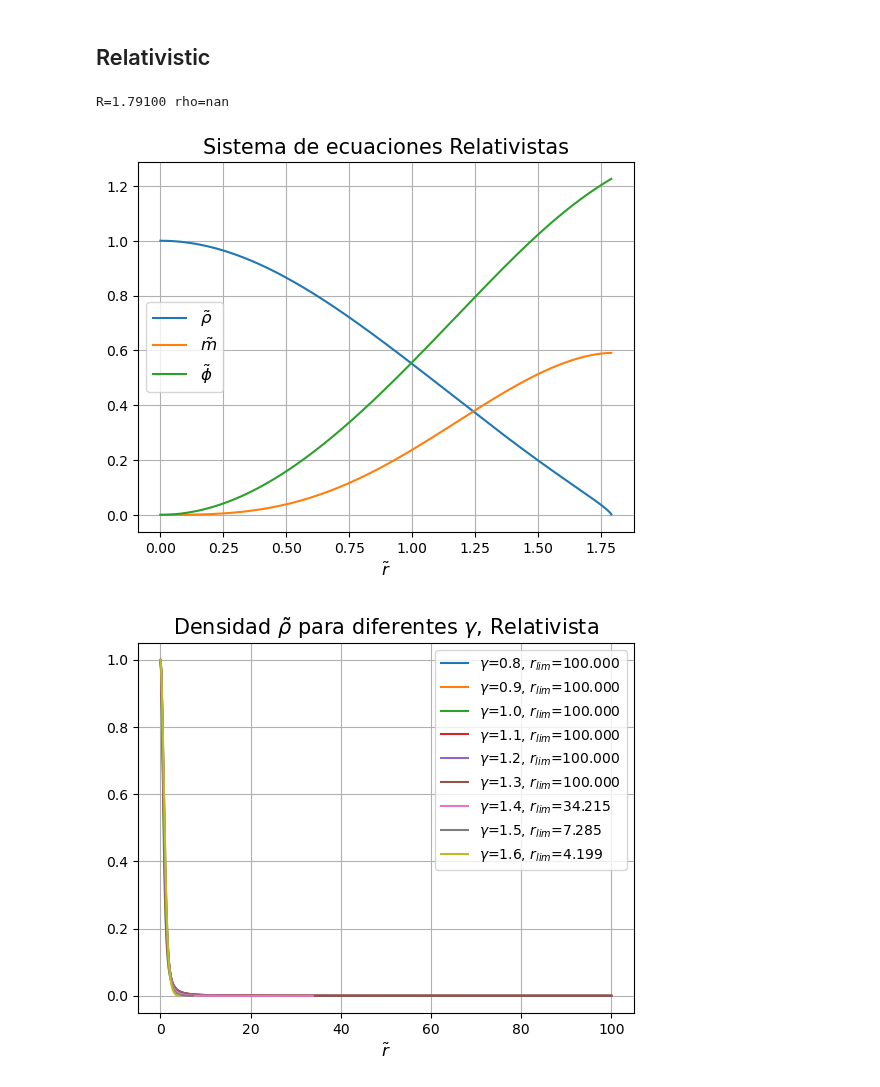
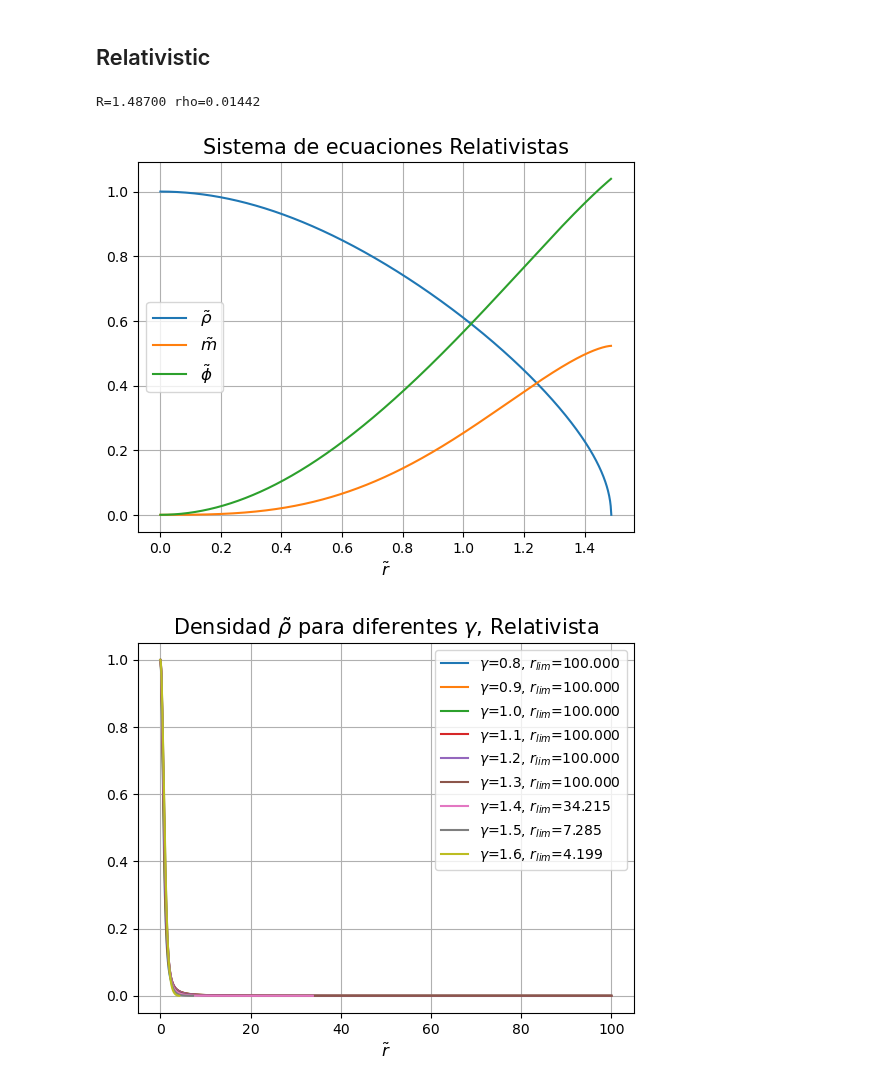
Before and after one commit to Vendetta0462/CalculosSimulaciones, a Jupyter notebook: hidrostatica.ipynb, the cells around one changed output. Cells and saved outputs as stored; diff of their text form; code cells hidden in the pictures.

```diff
--- a/hidrostatica.ipynb
+++ b/hidrostatica.ipynb
@@ -59,4 +59,4 @@ phi_0 = 0
 x_0 = [rho_0, m_0, phi_0]
 
 # solve ODE
-x = odeint(NewtOdes, x_0, r, args=(3,))
+x = odeint(NewtOdes, x_0, r, args=(2.5,))
@@ -121,6 +135,7 @@ def RelOdes(x, r, gamma):
     # a = 4*np.pi*rho_0*R**3/M
     # d = P_0/c**2/rho_0
     # l = G/c**2*M/R
+    l = 1
     # mu = rho_0**gamma/P_0*k
 
     # Variables
@@ -130,7 +145,7 @@ def RelOdes(x, r, gamma):
     # drho_dr = -l/d/mu/gamma * rho**(2-gamma)*m/r**2 * (1 + mu*d*rho**(gamma-1)) * (1 + mu/m*a*d*rho**gamma*r**3) / (1 - 2*l*m/r)
     # dm_dr = a*r**2*rho
     # dphi_dr = l*m/r**2 * (1 + mu/m*a*d*rho**gamma*r**3) / (1 - 2*l*m/r)
-    drho_dr = -1/gamma * rho**(2-gamma)*m/r**2 * (1 + rho**(gamma-1)) * (1 + rho**gamma*r**3/m) / (1 - 2*m/r)
+    drho_dr = -1/gamma * rho**(2-gamma)*m/r**2 * (1 + l* rho**(gamma-1)) * (1 + l* rho**gamma*r**3/m) / (1 - l* 2*m/r)
     dm_dr = r**2*rho
     dphi_dr = m/r**2 * (1 + rho**gamma*r**3/m) / (1 - 2*m/r)
     return [drho_dr, dm_dr, dphi_dr]
@@ -150,36 +165,36 @@ phi_0 = 0
 x_0 = [rho_0, m_0, phi_0]
 
 # solve ODE
-x = odeint(RelOdes, x_0, r, args=(2.3,)) #Por qué se hace rho = nan (¿0?) tan de repente?
+x = odeint(RelOdes, x_0, r, args=(3,)) #Por qué se hace rho = nan (¿0?) tan de repente?
 # %%
 # search the x where rho = 0
 for i in range(len(x[:,0])):
     if x[i,0] <= 0:
         # print(r[i], x[i,0])
         lim = i
         break
 
 # print(r[lim], x[lim,0])
 print('R={:.5f} rho={:.5f}'.format(r[lim-1], x[lim-1,0]))
 
 # plot
-plt.plot(r[:lim], x[:lim,0], label=r'$\tilde{\rho}$')
+plt.plot(r[:lim+1], x[:lim+1,0], label=r'$\tilde{\rho}$')
 plt.plot(r[:lim], x[:lim,1], label=r'$\tilde{m}$')
 plt.plot(r[:lim], x[:lim,2], label=r'$\tilde{\phi}$')
 
 # plt.plot(r, k*(x[:,0])**gamma, label='P')
 # plt.plot(r, x[:,0], label='rho')
 # plt.plot(r, x[:,1], label='m')
 # plt.plot(r, x[:,2], label='phi')
 # plt.plot(r, k*(x[:,0])**gamma, label='P')
 plt.xlabel('$\\tilde{r}$', fontsize=12)
 plt.title('Sistema de ecuaciones Relativistas', fontsize=15)
 plt.legend(fontsize=12)
 plt.grid()
 plt.show()
 # %% [output]
-R=1.79100 rho=nan
+R=1.48700 rho=0.01442
-[figure, old version]
+[figure, new version]
 # %%
 # considerig different gamma
 gammas = np.arange(0.8, 1.7, 0.1)
```
Also changed, not shown: parts of 3 cells of this notebook.
